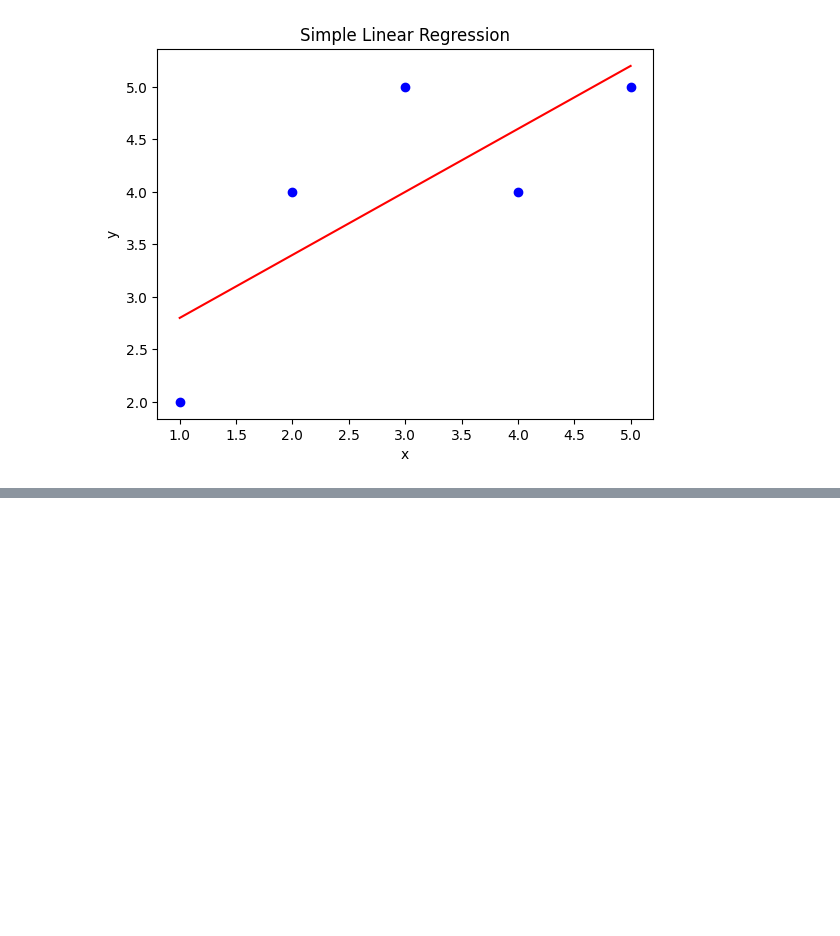
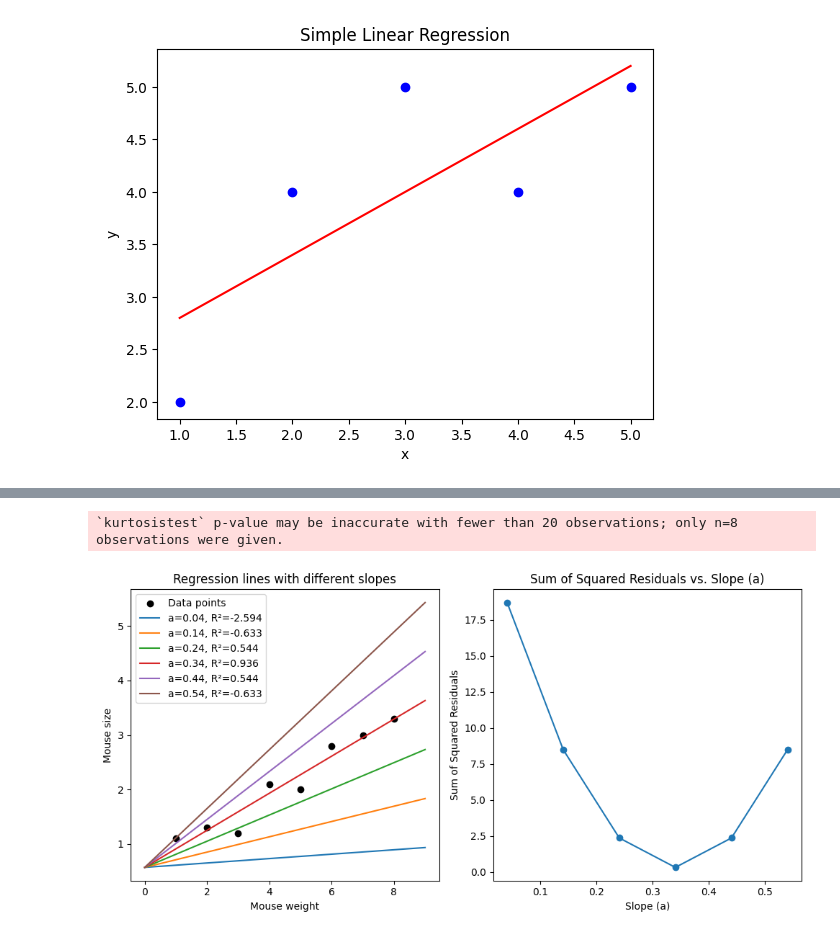
Before and after one commit to jeojildo/fundamentos-int-comp-ciencia-dados, a Jupyter notebook: Atividade_2_1_Linear_Regression_and_Metrics.ipynb, the cells around one changed output, grey strips where cells are left out. Drawn from its saved outputs; the diff is of its cells as text; code cells hidden in the pictures; blank space fills up the shorter version.

```diff
--- a/Atividade_2_1_Linear_Regression_and_Metrics.ipynb
+++ b/Atividade_2_1_Linear_Regression_and_Metrics.ipynb
@@ -285,0 +384,70 @@ plt.show()
+# %%
+import numpy as np
+import matplotlib.pyplot as plt
+from sklearn.linear_model import LinearRegression
+import statsmodels.api as sm
+
+
+#dados
+X = np.array([1, 2, 3, 4, 5, 6, 7, 8]).reshape(-1, 1)
+y = np.array([1.1, 1.3, 1.2, 2.1, 2.0, 2.8, 3.0, 3.3])
+
+#ajuste o modelo de regressão ideal usando scikit-learn
+model = LinearRegression()
+model.fit(X, y)
+
+a_best = model.coef_[0]
+b_best = model.intercept_
+r2_best = model.score(X, y)
+
+print(f"Best slope (a): {a_best:.4f}")
+print(f"Intercept (b): {b_best:.4f}")
+print(f"R-squared: {r2_best:.4f}")
+
+
+#ajuste com statsmodels para obter um resumo completo
+X_const = sm.add_constant(X)
+ols_model = sm.OLS(y, X_const).fit()
+print(ols_model.summary())
+
+
+#tentar com diferentes inclinações (a), mantendo b constante
+a_values = [a_best - 0.3, a_best - 0.2, a_best - 0.1, a_best, a_best + 0.1, a_best + 0.2]
+ssr_list = []
+r2_list = []
+
+plt.figure(figsize=(10, 5))
+
+#plota as diferentes retas de regressão
+plt.subplot(1, 2, 1)
+plt.scatter(X, y, color='black', label="Data points")
+x_line = np.linspace(0, 9, 100)
+
+for a in a_values:
+    y_line = b_best + a * x_line
+    y_pred = b_best + a * X.flatten()
+    ssr = np.sum((y - y_pred)**2)
+    ssr_list.append(ssr)
+
+    # Calcular R-squared
+    ss_total = np.sum((y - np.mean(y))**2)
+    r2 = 1 - (ssr / ss_total)
+    r2_list.append(r2)
+
+    plt.plot(x_line, y_line, label=f"a={a:.2f}, R²={r2:.3f}")
+
+plt.title("Regression lines with different slopes")
+plt.xlabel("Mouse weight")
+plt.ylabel("Mouse size")
+plt.legend()
+
+# Plot SSR vs slope a
+plt.subplot(1, 2, 2)
+plt.plot(a_values, ssr_list, marker='o')
+plt.title("Sum of Squared Residuals vs. Slope (a)")
+plt.xlabel("Slope (a)")
+plt.ylabel("Sum of Squared Residuals")
+
+plt.tight_layout()
+plt.show()
+# %% [output]
@@ -285,0 +471,2 @@ plt.show()
+`kurtosistest` p-value may be inaccurate with fewer than 20 observations; only n=8 observations were given.
+[figure, added]
```
Also changed, not shown: parts of 6 cells of this notebook.
